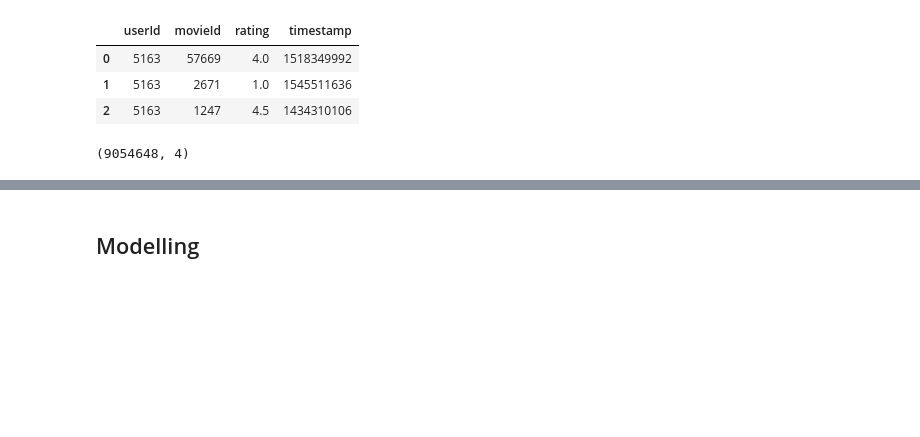
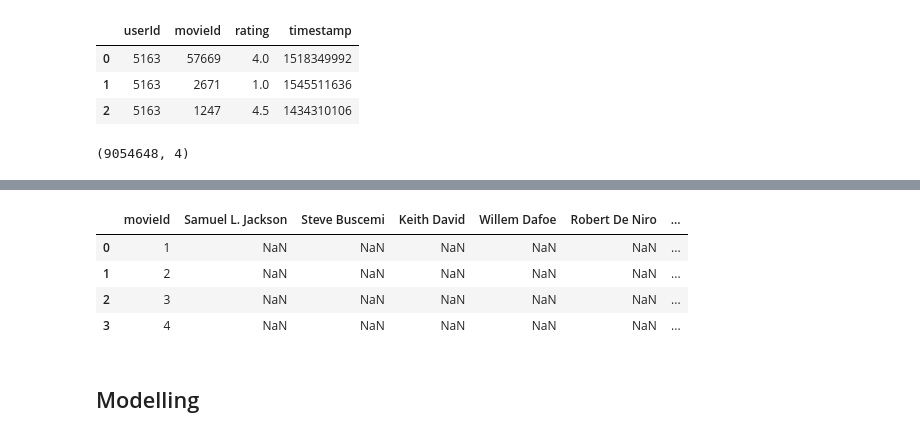
Before and after one commit to daniel-bru/ZM5-Recommender_System-2022, a Jupyter notebook: zm5-recommender-system-main.ipynb, the cells around one changed output, grey strips where cells are left out. Cells and saved outputs as stored; diff of their text form; code cells hidden in the pictures; blank space fills up the shorter version.

```diff
--- a/zm5-recommender-system-main.ipynb
+++ b/zm5-recommender-system-main.ipynb
@@ -440,7 +453,8 @@ cast = pd.DataFrame(df_imdb[['movieId', 'title_cast']],
 cast.title_cast = cast.title_cast.astype(str).apply(lambda x: x.split('|'))
 cast_movie = pd.DataFrame([(tup.movieId, d) for tup in cast.itertuples() for d in tup.title_cast],
                              columns=['movieId', 'title_cast'])
-mostc_cast = cast_movie['title_cast'].value_counts(ascending=False).index.tolist()[:21]
+mostc_cast = cast_movie['title_cast'].value_counts(ascending=False).index.tolist()[:16]
 
 cast_encode = create_features(cast, 'title_cast', mostc_cast[1:])
 cast_encode.head(4)
+# %% [output]
@@ -447,3 +463,8 @@ cast_encode.head(4)
+|  | movieId | Samuel L. Jackson | Steve Buscemi | Keith David | Willem Dafoe | Robert De Niro | ... |
+| 0 | 1 | NaN | NaN | NaN | NaN | NaN | ... |
+| 1 | 2 | NaN | NaN | NaN | NaN | NaN | ... |
+| 2 | 3 | NaN | NaN | NaN | NaN | NaN | ... |
+| 3 | 4 | NaN | NaN | NaN | NaN | NaN | ... |
 # %%
 gc.collect()
 del rating_count, user_count, movies_genres, cast, cast_movie
```
Also changed, not shown: parts of 24 cells of this notebook.
